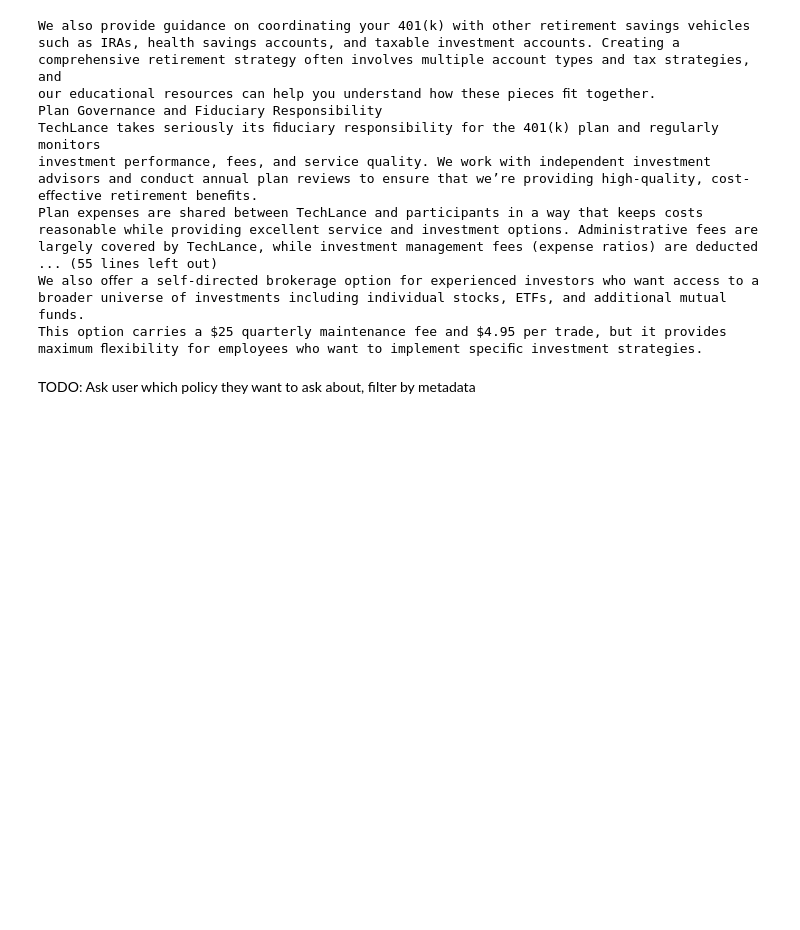
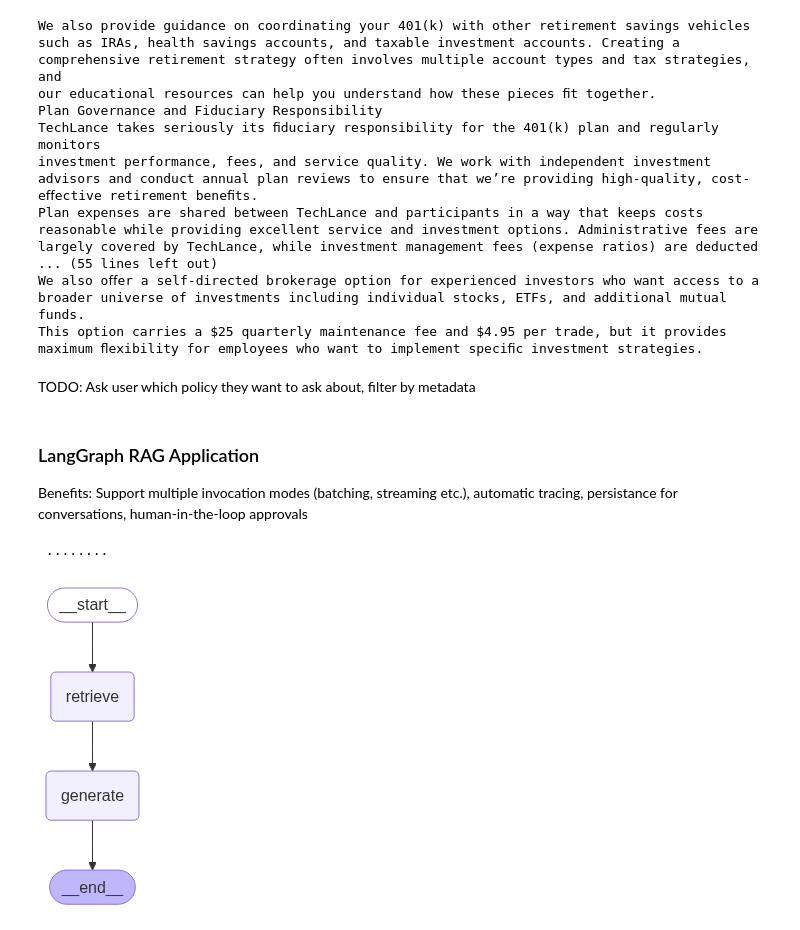
Before and after one commit to shrutikakubal/BenefitSync, a Jupyter notebook: Phase2.ipynb, the cells around one changed output. Saved outputs shown, nothing was run; the diff lists cells and outputs as text; code cells hidden in the pictures; blank space fills up the shorter version.

Commit message:
langgraph

```diff
--- a/Phase2.ipynb
+++ b/Phase2.ipynb
@@ -257,3 +261,57 @@ This option carries a $25 quarterly maintenance fee and $4.95 per trade, but it
 maximum ﬂexibility for employees who want to implement speciﬁc investment strategies.
 # %% [markdown]
 TODO: Ask user which policy they want to ask about, filter by metadata
+# %% [markdown]
+### LangGraph RAG Application ###
+
+Benefits: Support multiple invocation modes (batching, streaming etc.), automatic tracing, persistance for conversations, human-in-the-loop approvals
+# %%
+from langchain.chat_models import init_chat_model
+
+os.environ["LANGSMITH_TRACING"] = "true"
+if not os.environ.get("LANGSMITH_API_KEY"):
+    os.environ["LANGSMITH_API_KEY"] = getpass.getpass()
+llm = init_chat_model("gpt-4o-mini", model_provider="openai")
+# %% [output]
+ ········
+# %%
+#Define the state - input data, transferred data, output data
+from langchain_core.documents import Document
+from typing_extensions import List, TypedDict
+from langgraph.graph import START, StateGraph
+from langchain_core.prompts import PromptTemplate
+
+template = """Use ONLY the following pieces of context to answer the question at the end.
+If you don't know the answer, just say that you don't know, don't try to make up an answer.
+Keep the answer as concise as possible.
+{context}
+
+Question: {question}
+
+Helpful Answer:"""
+prompt = PromptTemplate.from_template(template)
+
+class State(TypedDict):
+    question: str
+    context: List[Document]
+    answer: str
+
+    def retrieve(state: State):
+        retrieved_docs = vector_store.similarity_search(state["question"])
+        return {"context": retrieved_docs}
+
+
+    def generate(state: State):
+        docs_content = "\n\n".join(doc.page_content for doc in state["context"])
+        messages = prompt.invoke({"question": state["question"], "context": docs_content})
+        response = llm.invoke(messages)
+        return {"answer": response.content}
+
+graph_builder = StateGraph(State).add_sequence([State.retrieve, State.generate])
+graph_builder.add_edge(START, "retrieve")
+graph = graph_builder.compile()
+# %%
+from IPython.display import Image, display
+display(Image(graph.get_graph().draw_mermaid_png()))
+# %% [output]
+[figure, added]
```
Also changed, not shown: parts of 17 cells of this notebook.
